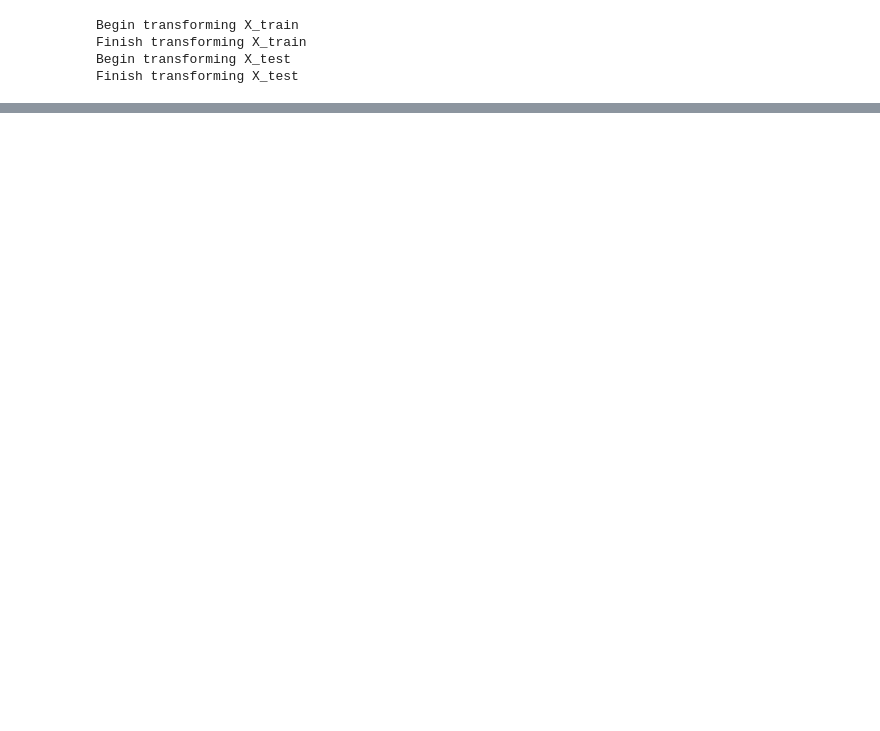
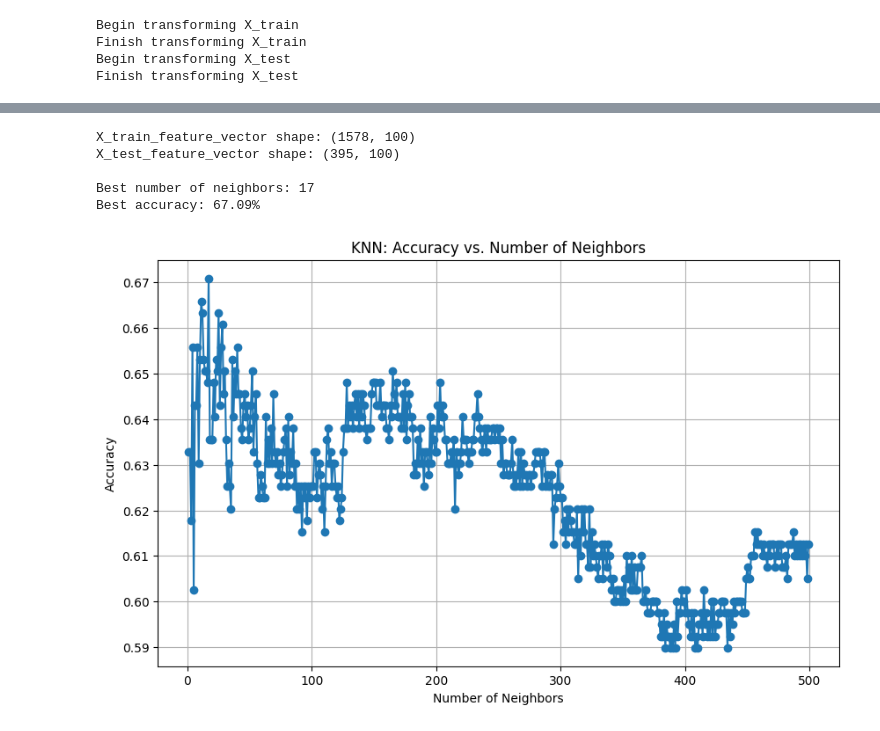
Before and after one commit to gracwng/eCornell, a Jupyter notebook: Python Notebook/Unit 8: Special Topics: Deep Learning and Natural Language Processing /DefineAndSolveMLProblem.ipynb, the cells around one changed output, grey strips where cells are left out. Drawn from its saved outputs; the diff is of its cells as text; code cells hidden in the pictures; blank space fills up the shorter version.

```diff
--- a/Python Notebook/Unit 8: Special Topics: Deep Learning and Natural Language Processing /DefineAndSolveMLProblem.ipynb
+++ b/Python Notebook/Unit 8: Special Topics: Deep Learning and Natural Language Processing /DefineAndSolveMLProblem.ipynb
@@ -565,0 +328,4 @@ This unsupervised learning model does do slightly better than the supervised app
+# %%
+print('Number of word vectors in first five examples in training set:')
+for w in range(0, 5):
+    print(len(X_train_word_embeddings[w]))
@@ -565,0 +473,64 @@ This unsupervised learning model does do slightly better than the supervised app
+# %%
+# now test other possible K's
+
+import numpy as np
+from sklearn.neighbors import KNeighborsClassifier
+from sklearn.metrics import accuracy_score
+import matplotlib.pyplot as plt
+
+
+# Convert feature vectors to numpy arrays
+X_train_feature_vector = np.array(X_train_feature_vector)
+X_test_feature_vector = np.array(X_test_feature_vector)
+
+# Ensure y_train and y_test are numpy arrays
+y_train = np.array(y_train)
+y_test = np.array(y_test)
+
+# Print the shape of the feature vectors to verify
+print("X_train_feature_vector shape:", X_train_feature_vector.shape)
+print("X_test_feature_vector shape:", X_test_feature_vector.shape)
+
+# Define the range of neighbors to try
+neighbor_range = range(1, 500)
+
+# Dictionary to store accuracies
+accuracies = {}
+knn_model = None
+# Iterate through different numbers of neighbors
+for n_neighbors in neighbor_range:
+    # Create and train the KNN model
+    knn_model = KNeighborsClassifier(n_neighbors=n_neighbors)
+    knn_model.fit(X_train_feature_vector, y_train)
+
+    # Make predictions and calculate accuracy
+    predictions = knn_model.predict(X_test_feature_vector)
+    accuracy = accuracy_score(y_test, predictions)
+
+    # Store the accuracy
+    accuracies[n_neighbors] = accuracy
+
+    # print(f"Neighbors: {n_neighbors}, Accuracy: {accuracy * 100:.2f}%")
+
+# Find the best number of neighbors
+best_n_neighbors = max(accuracies, key=accuracies.get)
+best_accuracy = accuracies[best_n_neighbors]
+
+print(f"\nBest number of neighbors: {best_n_neighbors}")
+print(f"Best accuracy: {best_accuracy * 100:.2f}%")
+
+# Plot the results
+plt.figure(figsize=(10, 6))
+plt.plot(list(accuracies.keys()), list(accuracies.values()), marker='o')
+plt.title('KNN: Accuracy vs. Number of Neighbors')
+plt.xlabel('Number of Neighbors')
+plt.ylabel('Accuracy')
+plt.grid(True)
+plt.show()
+# %% [output]
+X_train_feature_vector shape: (1578, 100)
+X_test_feature_vector shape: (395, 100)
+
+Best number of neighbors: 17
+Best accuracy: 67.09%
+[figure, added]
```
Also changed, not shown: parts of 33 cells of this notebook, 4 other files.
